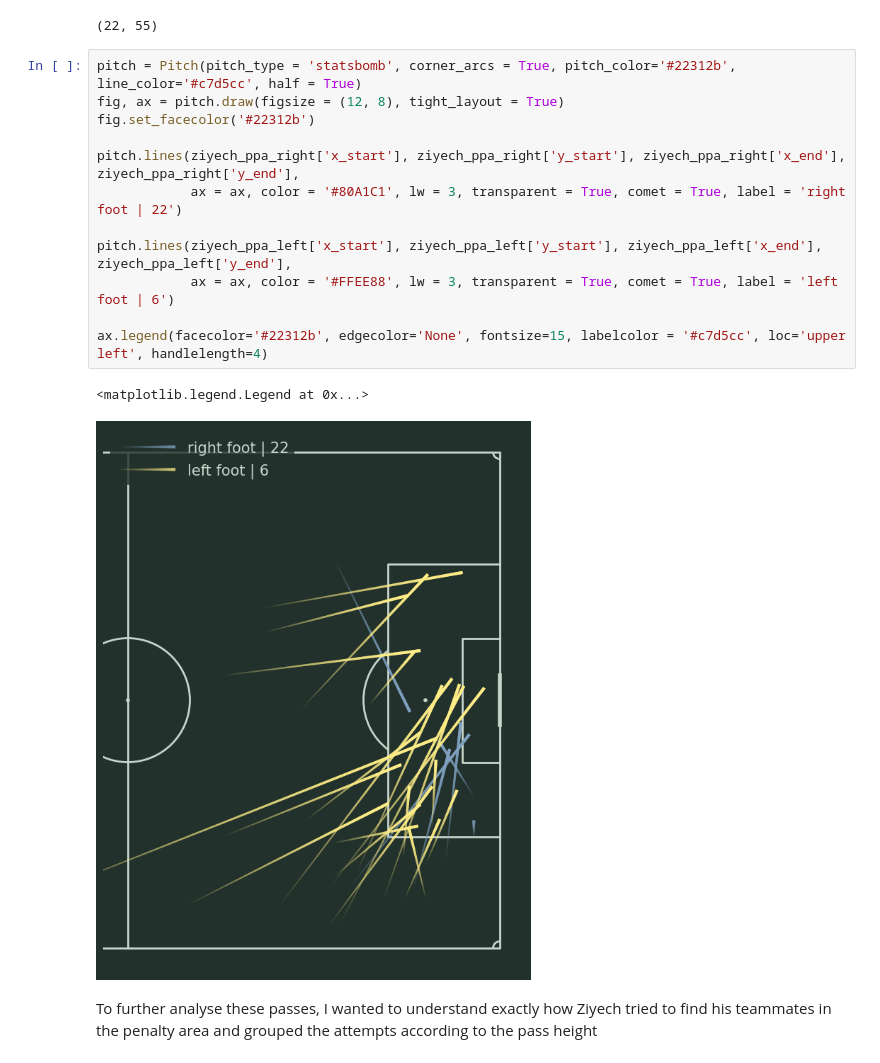
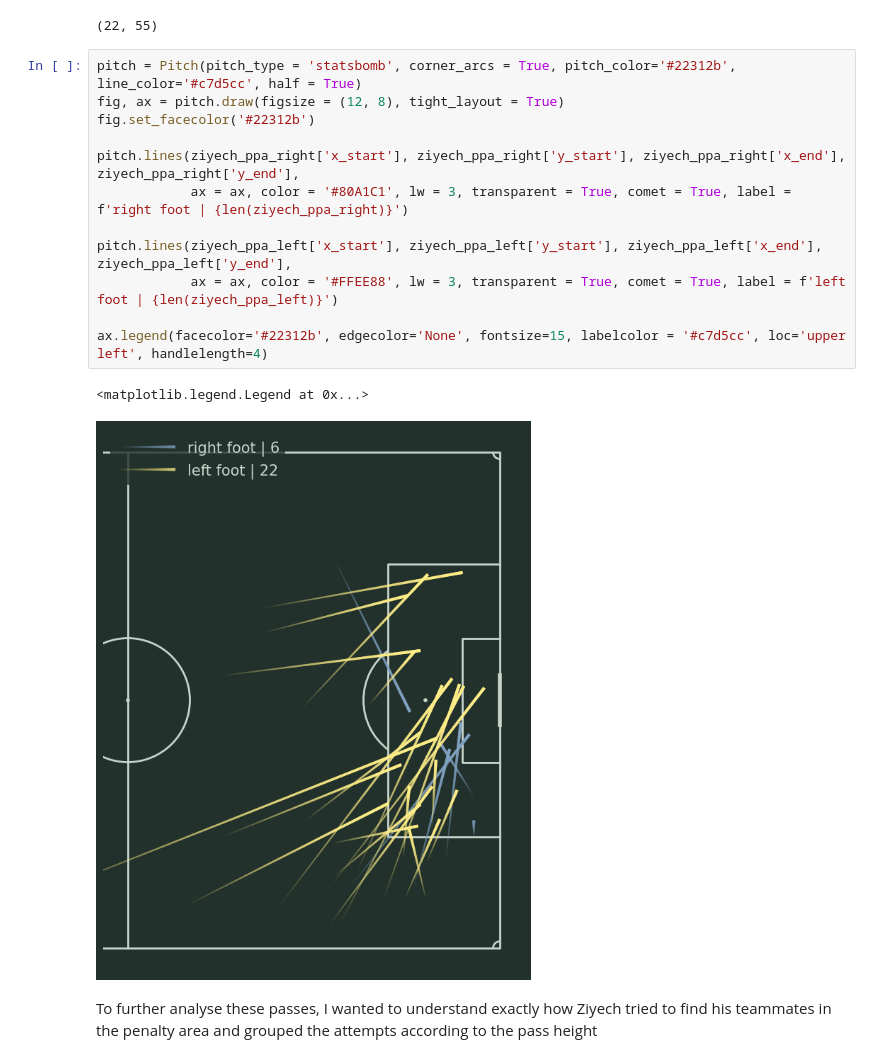
Before and after one commit to guilhermefrrr/hakim-ziyech, a Jupyter notebook: Code.ipynb, the cells around one changed output. Cells and saved outputs as stored; diff of their text form.

```diff
--- a/Code.ipynb
+++ b/Code.ipynb
@@ -447,18 +445,18 @@ ziyech_ppa_left.shape
 # %%
 pitch = Pitch(pitch_type = 'statsbomb', corner_arcs = True, pitch_color='#22312b', line_color='#c7d5cc', half = True)
 fig, ax = pitch.draw(figsize = (12, 8), tight_layout = True)
 fig.set_facecolor('#22312b')
 
 pitch.lines(ziyech_ppa_right['x_start'], ziyech_ppa_right['y_start'], ziyech_ppa_right['x_end'], ziyech_ppa_right['y_end'],
-            ax = ax, color = '#80A1C1', lw = 3, transparent = True, comet = True, label = 'right foot | 22')
+            ax = ax, color = '#80A1C1', lw = 3, transparent = True, comet = True, label = f'right foot | {len(ziyech_ppa_right)}')
 
 pitch.lines(ziyech_ppa_left['x_start'], ziyech_ppa_left['y_start'], ziyech_ppa_left['x_end'], ziyech_ppa_left['y_end'],
-            ax = ax, color = '#FFEE88', lw = 3, transparent = True, comet = True, label = 'left foot | 6')
+            ax = ax, color = '#FFEE88', lw = 3, transparent = True, comet = True, label = f'left foot | {len(ziyech_ppa_left)}')
 
 ax.legend(facecolor='#22312b', edgecolor='None', fontsize=15, labelcolor = '#c7d5cc', loc='upper left', handlelength=4)
 # %% [output]
 <matplotlib.legend.Legend at 0x...>
-[figure, old version]
+[figure, new version]
 # %% [markdown]
 To further analyse these passes, I wanted to understand exactly how Ziyech tried to find his teammates in the penalty area and grouped the attempts according to the pass height
 # %%
```
Also changed, not shown: parts of 2 cells of this notebook.
